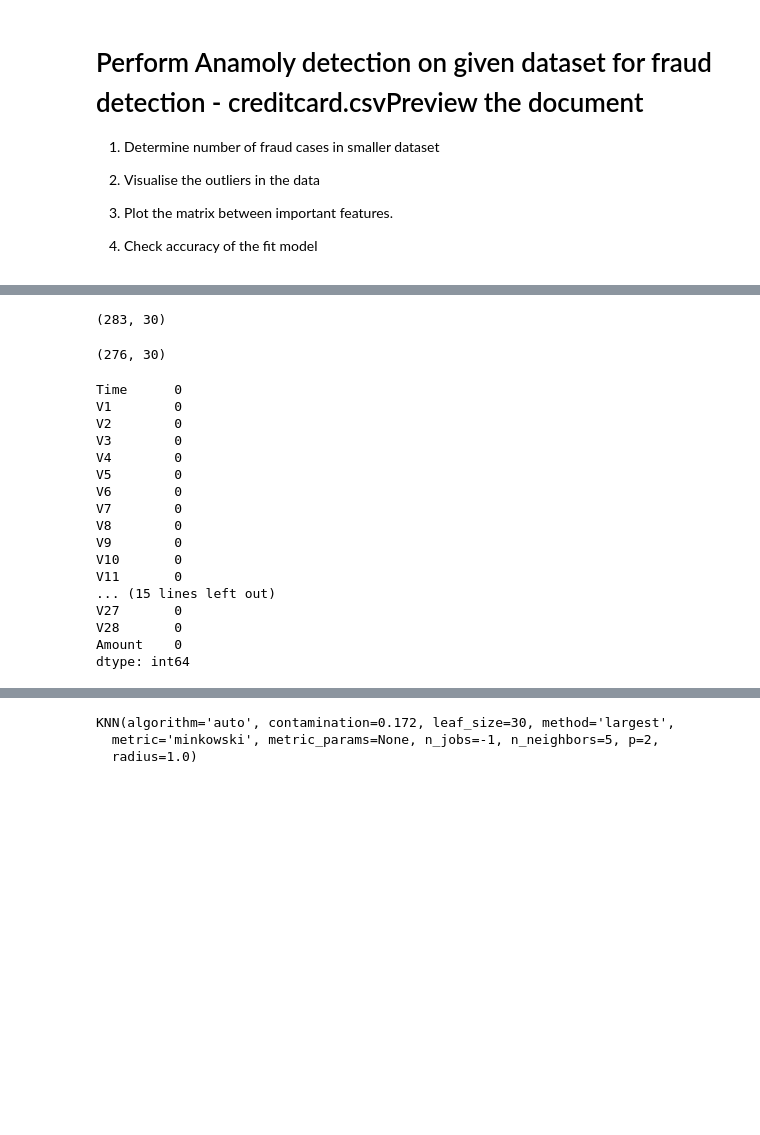
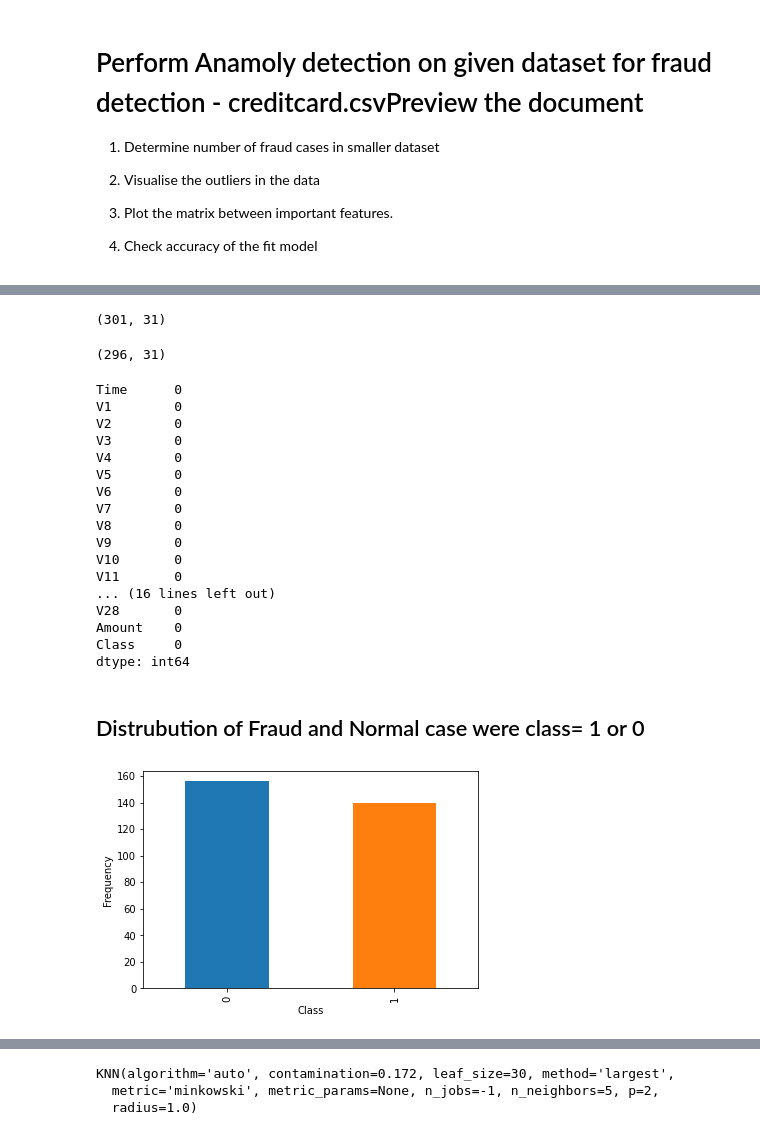
Before and after one commit to MrinalSriv/MrinalSriv, a Jupyter notebook: Anamoly_detyection.ipynb, the cells around one changed output, grey strips where cells are left out. Cells and saved outputs as stored; diff of their text form; code cells hidden in the pictures; blank space fills up the shorter version.

```diff
--- a/Anamoly_detyection.ipynb
+++ b/Anamoly_detyection.ipynb
@@ -11,7 +11,7 @@
 # %%
 import pandas as pd
 # %%
-df_data = pd.read_csv('creditcard.csv')
+df_data = pd.read_csv('CreditCard-2.csv')
 # %%
 df_data.head()
 # %% [output]
@@ -25,12 +25,12 @@ df_data.head()
 # %%
 df_data.shape
 # %% [output]
-(283, 30)
+(301, 31)
 # %%
 df_data = df_data.drop_duplicates()
 print(df_data.shape)
 # %% [output]
-(276, 30)
+(296, 31)
 # %%
 # Import important packages
 import pandas as pd
@@ -73,10 +73,21 @@ V8        0
 V9        0
 V10       0
 V11       0
-... (15 lines left out)
-V27       0
+... (16 lines left out)
 V28       0
 Amount    0
+Class     0
 dtype: int64
+# %% [markdown]
+## Distrubution of Fraud and Normal case were class= 1 or 0
+# %%
+count_class = pd.value_counts(df_data['Class'],sort = True)
+count_class.plot(kind='bar')
+plt.title = ("Transaction and Class distribution")
+plt.xlabel('Class')
+plt.ylabel('Frequency')
+plt.show()
+# %% [output]
+[figure, added]
 # %%
 #Normalising the amount column.
```
Also changed, not shown: parts of 43 cells of this notebook.
